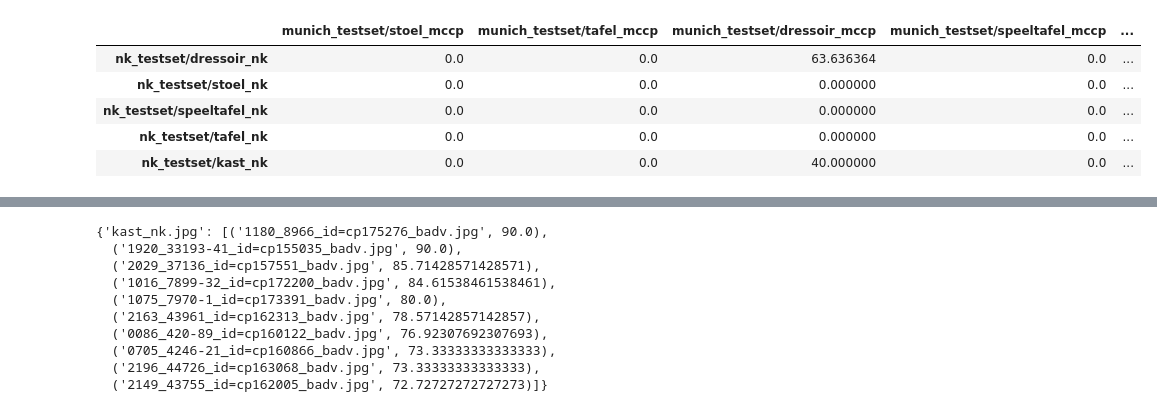
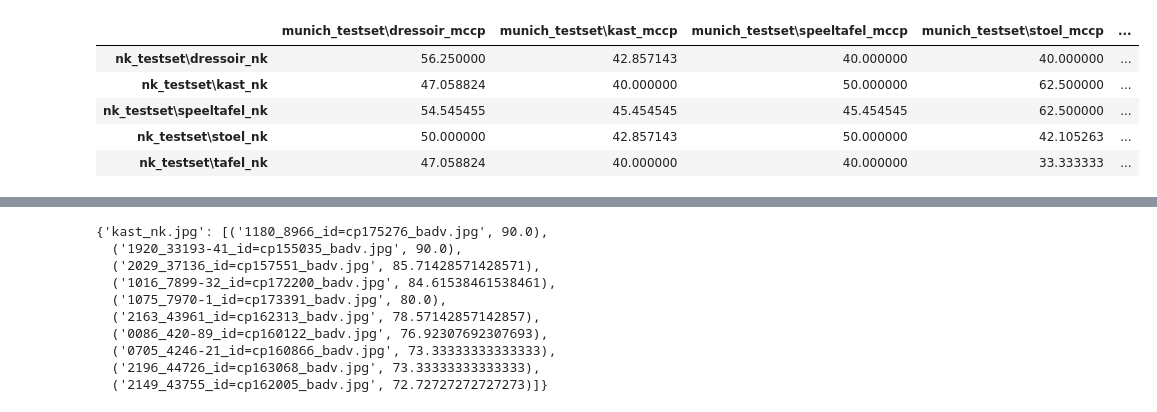
Before and after one commit to jacobjanwoord/Fearless-erfgoed, a Jupyter notebook: orb_dataset_testing.ipynb, the cells around one changed output, grey strips where cells are left out. Saved outputs shown, nothing was run; the diff lists cells and outputs as text; code cells hidden in the pictures.

```diff
--- a/orb_dataset_testing.ipynb
+++ b/orb_dataset_testing.ipynb
@@ -87,52 +87,52 @@ def orb_similarity(img1, img2):
     if des1 is None or des2 is None:
         return 0.0
 
-    # Use BFMatcher with default params
-    # bf = cv2.BFMatcher(cv2.NORM_HAMMING, crossCheck=True)
-    # # Match descriptors
-    # matches = bf.match(des1, des2)
-    # matches = sorted(matches, key=lambda x: x.distance)
+    #Use BFMatcher with default params
+    bf = cv2.BFMatcher(cv2.NORM_HAMMING, crossCheck=True)
+    # Match descriptors
+    matches = bf.match(des1, des2)
+    matches = sorted(matches, key=lambda x: x.distance)
 
-    # # Apply RANSAC to find the best transformation
-    # src_pts = np.float32([kp1[m.queryIdx].pt for m in matches]).reshape(-1, 1, 2)
-    # dst_pts = np.float32([kp2[m.trainIdx].pt for m in matches]).reshape(-1, 1, 2)
+    # Apply RANSAC to find the best transformation
+    src_pts = np.float32([kp1[m.queryIdx].pt for m in matches]).reshape(-1, 1, 2)
+    dst_pts = np.float32([kp2[m.trainIdx].pt for m in matches]).reshape(-1, 1, 2)
 
-    # H, mask = cv2.findHomography(src_pts, dst_pts, cv2.RANSAC, 15)
+    H, mask = cv2.findHomography(src_pts, dst_pts, cv2.RANSAC, 15)
+    matches_mask = mask.ravel().tolist()
+
+    num_inliers = np.sum(matches_mask)
+    num_matches = len(matches)
+
+    similarity_percentage = (num_inliers / num_matches) * 100
+    return similarity_percentage
+    # FLANN_INDEX_LSH = 6
+    # index_params = dict(algorithm=FLANN_INDEX_LSH, table_number=6, key_size=12, multi_probe_level=1)
+    # search_params = dict(checks=50)
+
+    # flann = cv2.FlannBasedMatcher(index_params, search_params)
+    # matches = flann.knnMatch(des1, des2, k=2)
+
+    # good_matches = []
+    # for match in matches:
+    #     if len(match) == 2:
+    #         m, n = match
+    #         if m.distance < 0.75 * n.distance:
+    #             good_matches.append(m)
+
+    # if len(good_matches) < 10:
+    #     return 0.0
+
+    # src_pts = np.float32([kp1[m.queryIdx].pt for m in good_matches]).reshape(-1, 2)
+    # dst_pts = np.float32([kp2[m.trainIdx].pt for m in good_matches]).reshape(-1, 2)
+
+    # H, mask = cv2.findHomography(src_pts, dst_pts, cv2.RANSAC, 5.0)
     # matches_mask = mask.ravel().tolist()
 
     # num_inliers = np.sum(matches_mask)
-    # num_matches = len(matches)
+    # num_matches = len(good_matches)
 
     # similarity_percentage = (num_inliers / num_matches) * 100
     # return similarity_percentage
-    FLANN_INDEX_LSH = 6
-    index_params = dict(algorithm=FLANN_INDEX_LSH, table_number=6, key_size=12, multi_probe_level=1)
-    search_params = dict(checks=50)
-
-    flann = cv2.FlannBasedMatcher(index_params, search_params)
-    matches = flann.knnMatch(des1, des2, k=2)
-
-    good_matches = []
-    for match in matches:
-        if len(match) == 2:
-            m, n = match
-            if m.distance < 0.75 * n.distance:
-                good_matches.append(m)
-
-    if len(good_matches) < 10:
-        return 0.0
-
-    src_pts = np.float32([kp1[m.queryIdx].pt for m in good_matches]).reshape(-1, 2)
-    dst_pts = np.float32([kp2[m.trainIdx].pt for m in good_matches]).reshape(-1, 2)
-
-    H, mask = cv2.findHomography(src_pts, dst_pts, cv2.RANSAC, 5.0)
-    matches_mask = mask.ravel().tolist()
-
-    num_inliers = np.sum(matches_mask)
-    num_matches = len(good_matches)
-
-    similarity_percentage = (num_inliers / num_matches) * 100
-    return similarity_percentage
 
 def compute_similarities_testsets(munich_testset, nk_testset,
                                   munich_path="munich_testset",
@@ -153,39 +153,39 @@ def compute_similarities_testsets(munich_testset, nk_testset,
         for munich_img in munich_testset:
             munich_img_path = os.path.join(munich_path, munich_img)
             try:
                 munich_img = cv2.imread(munich_img_path, cv2.IMREAD_GRAYSCALE)
                 if munich_img is None:
                     raise ValueError(f"Image at {munich_img_path} could not be loaded.")
             except ValueError as e:
                 print(e)
                 continue
             similarity = orb_similarity(nk_img, munich_img)
             similarities[(nk_img_path, munich_img_path)] = similarity
 
     return similarities
 
 # Example usage:
 nk_path = "nk_testset"
 munich_path = "munich_testset"
 
 if not os.path.exists(nk_path):
     raise FileNotFoundError(f"The path {nk_path} does not exist.")
 if not os.path.exists(munich_path):
     raise FileNotFoundError(f"The path {munich_path} does not exist.")
 
 nk_testset = os.listdir(nk_path)
 munich_testset = os.listdir(munich_path)
 
 sims = compute_similarities_testsets(munich_testset, nk_testset, munich_path, nk_path)
 # Assuming you have a function to visualize or save the results:
 get_table(sims)
 # %% [output]
-|  | munich_testset/stoel_mccp | munich_testset/tafel_mccp | munich_testset/dressoir_mccp | munich_testset/speeltafel_mccp | ... |
-| nk_testset/dressoir_nk | 0.0 | 0.0 | 63.636364 | 0.0 | ... |
-| nk_testset/stoel_nk | 0.0 | 0.0 | 0.000000 | 0.0 | ... |
-| nk_testset/speeltafel_nk | 0.0 | 0.0 | 0.000000 | 0.0 | ... |
-| nk_testset/tafel_nk | 0.0 | 0.0 | 0.000000 | 0.0 | ... |
-| nk_testset/kast_nk | 0.0 | 0.0 | 40.000000 | 0.0 | ... |
+|  | munich_testset\dressoir_mccp | munich_testset\kast_mccp | munich_testset\speeltafel_mccp | munich_testset\stoel_mccp | ... |
+| nk_testset\dressoir_nk | 56.250000 | 42.857143 | 40.000000 | 40.000000 | ... |
+| nk_testset\kast_nk | 47.058824 | 40.000000 | 50.000000 | 62.500000 | ... |
+| nk_testset\speeltafel_nk | 54.545455 | 45.454545 | 45.454545 | 62.500000 | ... |
+| nk_testset\stoel_nk | 50.000000 | 42.857143 | 50.000000 | 42.105263 | ... |
+| nk_testset\tafel_nk | 47.058824 | 40.000000 | 40.000000 | 33.333333 | ... |
 # %%
 def compute_similarities(nk_img_path, munich_imgs, path):
     """
```
Also changed, not shown: 1 other file.
